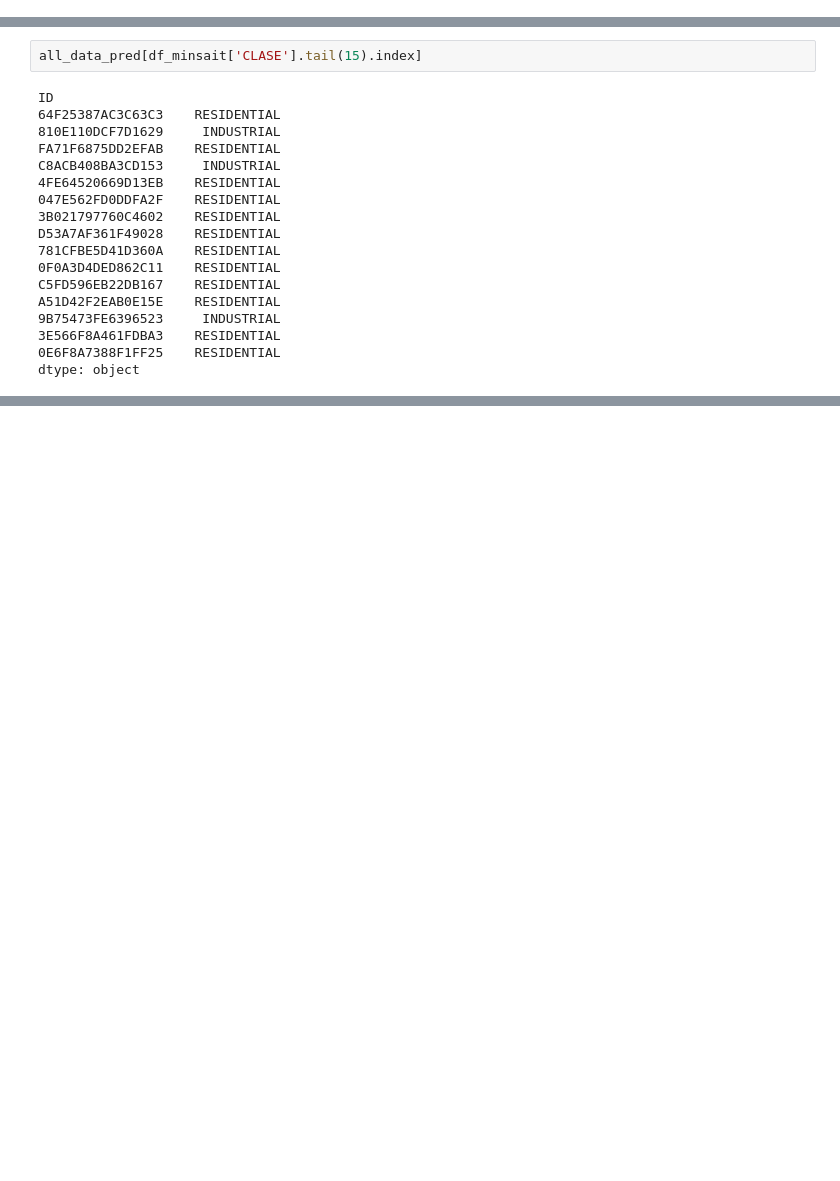
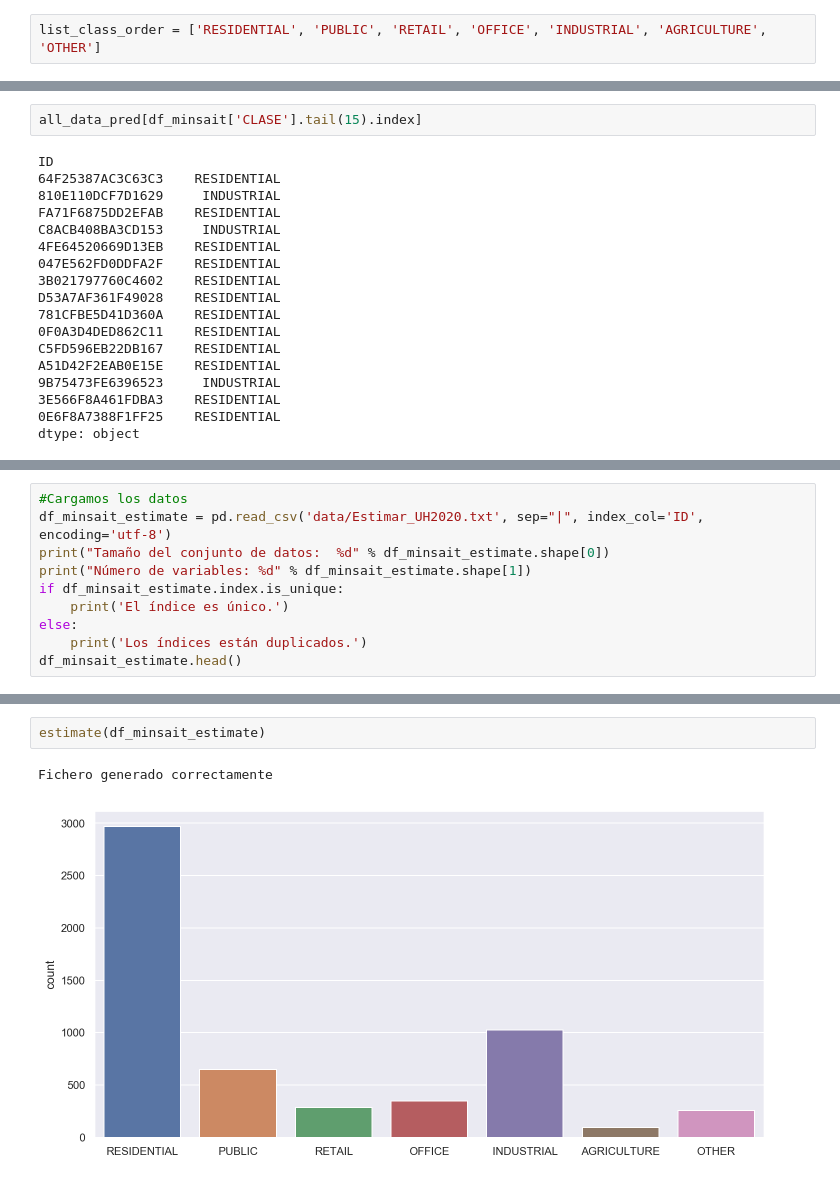
Before and after one commit to cifucg/minsait_land_classification, a Jupyter notebook: model_prediction.ipynb, the cells around one changed output, grey strips where cells are left out. Saved outputs shown, nothing was run; the diff lists cells and outputs as text; blank space fills up the shorter version.

```diff
--- a/model_prediction.ipynb
+++ b/model_prediction.ipynb
@@ -19,6 +19,8 @@ warnings.simplefilter('ignore')
 
 from IPython.core.display import display, HTML
 display(HTML("<style>.container { width:75% !important; }</style>"))
+# %%
+list_class_order = ['RESIDENTIAL', 'PUBLIC', 'RETAIL', 'OFFICE', 'INDUSTRIAL', 'AGRICULTURE', 'OTHER']
 # %%
 def show_results(y, y_pred):
     sns.heatmap(confusion_matrix(y, y_pred), square=True, annot=True, fmt='d', cbar=True, cmap=plt.cm.Blues)
@@ -185,0 +191,10 @@ dtype: object
+# %%
+#Cargamos los datos
+df_minsait_estimate = pd.read_csv('data/Estimar_UH2020.txt', sep="|", index_col='ID', encoding='utf-8')
+print("Tamaño del conjunto de datos:  %d" % df_minsait_estimate.shape[0])
+print("Número de variables: %d" % df_minsait_estimate.shape[1])
+if df_minsait_estimate.index.is_unique:
+    print('El índice es único.')
+else:
+    print('Los índices están duplicados.')
+df_minsait_estimate.head()
@@ -185,0 +262,5 @@ dtype: object
+# %%
+estimate(df_minsait_estimate)
+# %% [output]
+Fichero generado correctamente
+[figure, added]
```
Also changed, not shown: parts of 12 cells of this notebook, 2 other files.
